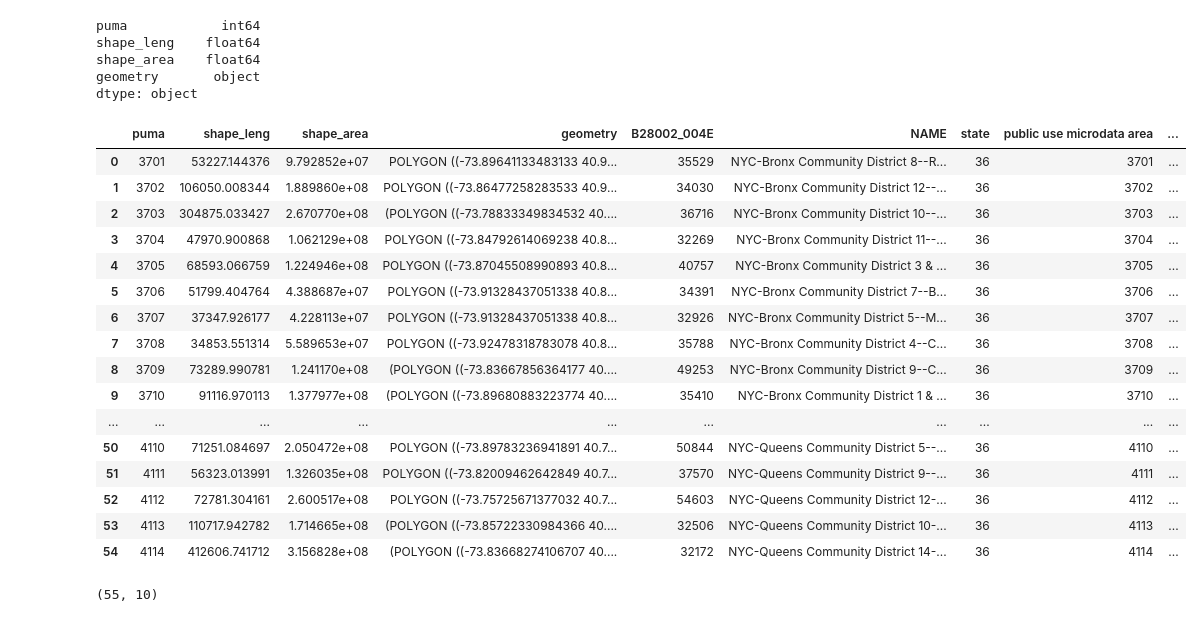
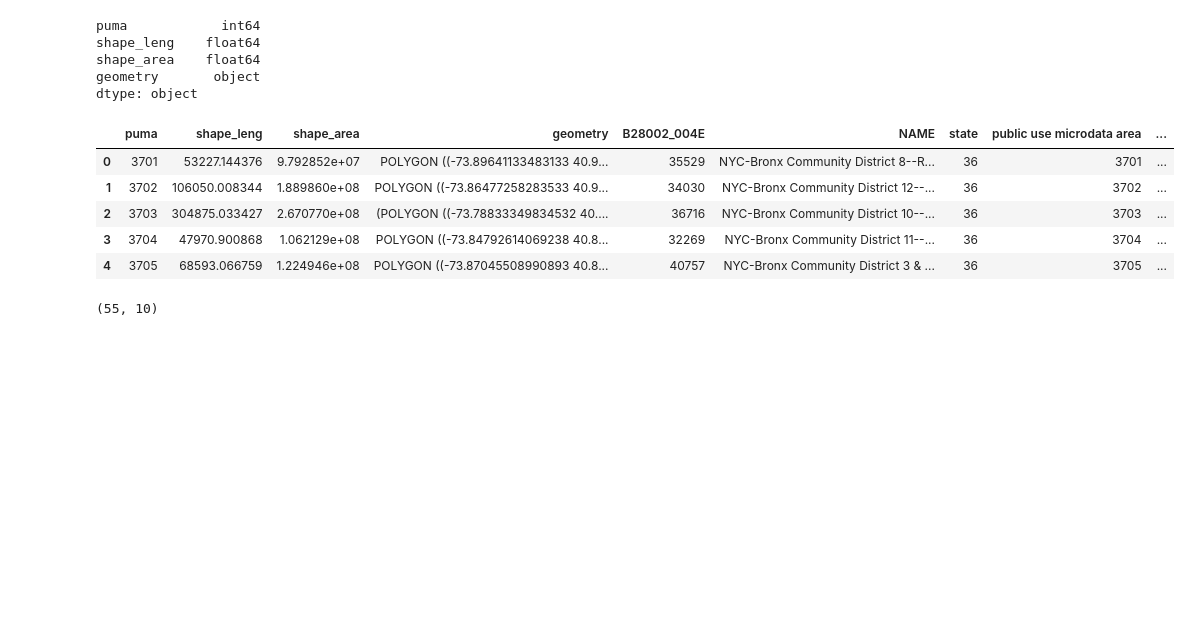
Before and after one commit to danachermesh/PUI2017_dcr346, a Jupyter notebook: HW9_dcr346/geopandas_census_dcr346.ipynb, the cells around one changed output. Cells and saved outputs as stored; diff of their text form; code cells hidden in the pictures; blank space fills up the shorter version.

```diff
--- a/HW9_dcr346/geopandas_census_dcr346.ipynb
+++ b/HW9_dcr346/geopandas_census_dcr346.ipynb
@@ -415,26 +415,15 @@ dtype: object
 # %%
 #choropleth of the percentage of internet axcess
 pumashp = pumashp.merge(pumaBB, left_on="puma",
                      right_on="public use microdata area")
-pumashp
+pumashp.head()
 # %% [output]
 |  | puma | shape_leng | shape_area | geometry | B28002_004E | NAME | state | public use microdata area | ... |
 | 0 | 3701 | 53227.144376 | 9.792852e+07 | POLYGON ((-73.89641133483133 40.9... | 35529 | NYC-Bronx Community District 8--R... | 36 | 3701 | ... |
 | 1 | 3702 | 106050.008344 | 1.889860e+08 | POLYGON ((-73.86477258283533 40.9... | 34030 | NYC-Bronx Community District 12--... | 36 | 3702 | ... |
 | 2 | 3703 | 304875.033427 | 2.670770e+08 | (POLYGON ((-73.78833349834532 40.... | 36716 | NYC-Bronx Community District 10--... | 36 | 3703 | ... |
 | 3 | 3704 | 47970.900868 | 1.062129e+08 | POLYGON ((-73.84792614069238 40.8... | 32269 | NYC-Bronx Community District 11--... | 36 | 3704 | ... |
 | 4 | 3705 | 68593.066759 | 1.224946e+08 | POLYGON ((-73.87045508990893 40.8... | 40757 | NYC-Bronx Community District 3 & ... | 36 | 3705 | ... |
-| 5 | 3706 | 51799.404764 | 4.388687e+07 | POLYGON ((-73.91328437051338 40.8... | 34391 | NYC-Bronx Community District 7--B... | 36 | 3706 | ... |
-| 6 | 3707 | 37347.926177 | 4.228113e+07 | POLYGON ((-73.91328437051338 40.8... | 32926 | NYC-Bronx Community District 5--M... | 36 | 3707 | ... |
-| 7 | 3708 | 34853.551314 | 5.589653e+07 | POLYGON ((-73.92478318783078 40.8... | 35788 | NYC-Bronx Community District 4--C... | 36 | 3708 | ... |
-| 8 | 3709 | 73289.990781 | 1.241170e+08 | (POLYGON ((-73.83667856364177 40.... | 49253 | NYC-Bronx Community District 9--C... | 36 | 3709 | ... |
-| 9 | 3710 | 91116.970113 | 1.377977e+08 | (POLYGON ((-73.89680883223774 40.... | 35410 | NYC-Bronx Community District 1 & ... | 36 | 3710 | ... |
-| ... | ... | ... | ... | ... | ... | ... | ... | ... | ... |
-| 50 | 4110 | 71251.084697 | 2.050472e+08 | POLYGON ((-73.89783236941891 40.7... | 50844 | NYC-Queens Community District 5--... | 36 | 4110 | ... |
-| 51 | 4111 | 56323.013991 | 1.326035e+08 | POLYGON ((-73.82009462642849 40.7... | 37570 | NYC-Queens Community District 9--... | 36 | 4111 | ... |
-| 52 | 4112 | 72781.304161 | 2.600517e+08 | POLYGON ((-73.75725671377032 40.7... | 54603 | NYC-Queens Community District 12-... | 36 | 4112 | ... |
-| 53 | 4113 | 110717.942782 | 1.714665e+08 | (POLYGON ((-73.85722330984366 40.... | 32506 | NYC-Queens Community District 10-... | 36 | 4113 | ... |
-| 54 | 4114 | 412606.741712 | 3.156828e+08 | (POLYGON ((-73.83668274106707 40.... | 32172 | NYC-Queens Community District 14-... | 36 | 4114 | ... |
 # %%
 pumashp.shape
 # %% [output]
```
Also changed, not shown: parts of 7 cells of this notebook.
